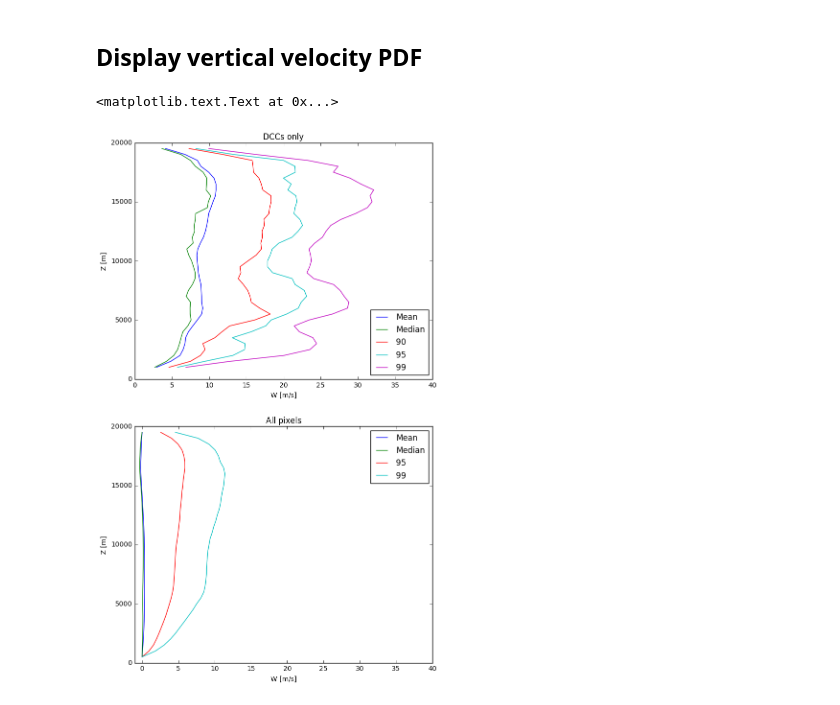
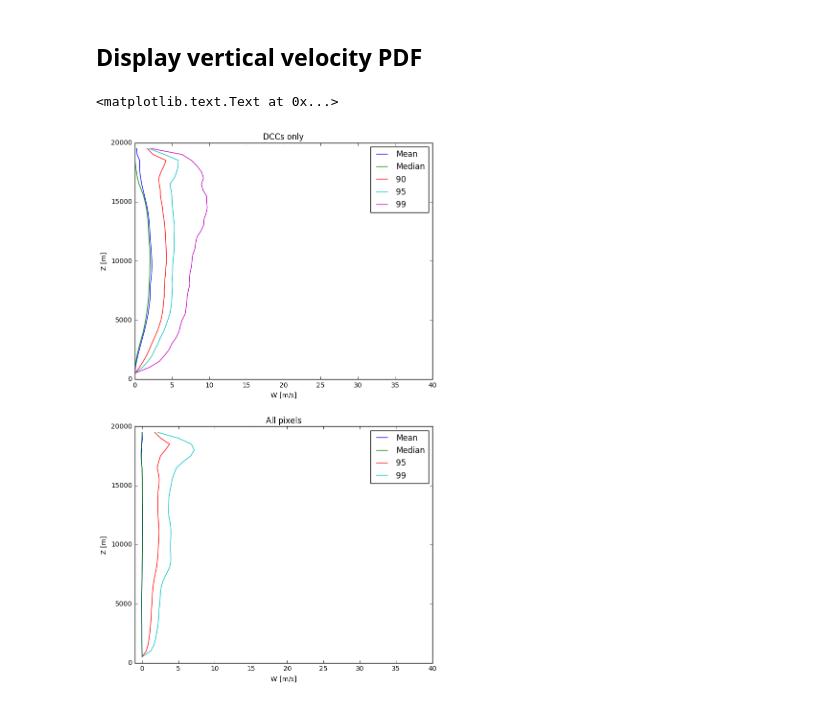
Before and after one commit to rcjackson/cmdv-rrm-anl, a Jupyter notebook: notebooks/w pdf.ipynb, the cells around one changed output. Drawn from its saved outputs; the diff is of its cells as text; code cells hidden in the pictures.

```diff
--- a/notebooks/w pdf.ipynb
+++ b/notebooks/w pdf.ipynb
@@ -26,14 +26,14 @@ start_year = 2006
 start_day = 23
 start_month = 1
 start_hour = 13
-start_minute = 30
+start_minute = 1
 start_second = 0
 
 end_year = 2006
 end_month = 1
 end_day = 23
-end_hour = 17
-end_minute = 50
+end_hour = 18
+end_minute = 1
 end_second = 0
 
 data_path = '/home/rjackson/multidop_grids/'
@@ -331,11 +331,11 @@ sounding_times = get_sounding_times(start_year,
                                     59)
 
 Sounding_netcdf = get_sounding(sounding_times[1])
-
+num_levels = 40
 p = Sounding_netcdf.variables['pres'][:]
 z = Sounding_netcdf.variables['alt'][:]
 
-z_levels = np.arange(0.5,20.5,0.5)*1000
+z_levels = np.arange(0.5,0.5*(num_levels+1),0.5)*1000
 
 p_levels = np.zeros(z_levels.shape)
 count = 0
@@ -639,44 +689,51 @@ plt.figure(figsize=(8,14))
 plt.subplot(211)
 h1 = plt.plot(mean_w, z_levels, label="Median")
 h2 = plt.plot(median_w, z_levels, label="Mean")
-h3 = plt.plot(ninety, z_levels, label="90")
+h3 = plt.plot(ninety_w, z_levels, label="90")
 h4 = plt.plot(ninety_five_w, z_levels, label="95")
 h5 = plt.plot(ninety_nine_w, z_levels, label="99")
 plt.xlabel('W [m/s]')
 plt.ylabel('Z [m]')
 plt.legend(['Mean', 'Median', '90', '95', '99'], loc='best')
 plt.xlim((0,40))
 #plt.gca().invert_yaxis()
 plt.title('DCCs only')
 
+mean_w_all = np.ma.zeros(num_levels)
+median_w_all = np.ma.zeros(num_levels)
+max_w_all = np.ma.zeros(num_levels)
+ninety_all = np.ma.zeros(num_levels)
+ninety_five_w_all = np.ma.zeros(num_levels)
+ninety_nine_w_all = np.ma.zeros(num_levels)
+
 for levels in range(0,num_levels):
     w_level = ws_all[:,levels,:,:]
     #for i in range(0, dims[0]):
     #    w_level[i,:,:] = np.ma.masked_where(np.logical_or(dc[i,:,:] < 10, r_level[i,:,:] < 10)
     #                                        ,w_level[i,:,:])
 
     ws_in_core = w_level[~w_level.mask]
-    mean_w[levels] = np.ma.mean(ws_in_core)
-    median_w[levels] = np.ma.median(ws_in_core)
+    mean_w_all[levels] = np.ma.mean(ws_in_core)
+    median_w_all[levels] = np.ma.median(ws_in_core)
 
     if(len(ws_in_core) > 0):
-        ninety_five_w[levels] = np.percentile(ws_in_core, 95)
-        ninety_nine_w[levels] = np.percentile(ws_in_core, 99)
+        ninety_five_w_all[levels] = np.percentile(ws_in_core, 95)
+        ninety_nine_w_all[levels] = np.percentile(ws_in_core, 99)
     else:
-        ninety_five_w[levels] = float('nan')
-        ninety_nine_w[levels] = float('nan')
+        ninety_five_w_all[levels] = float('nan')
+        ninety_nine_w_all[levels] = float('nan')
 
 plt.subplot(212)
-h1 = plt.plot(mean_w, z_levels, label="Median")
-h2 = plt.plot(median_w, z_levels, label="Mean")
-h3 = plt.plot(ninety_five_w, z_levels, label="95")
-h4 = plt.plot(ninety_nine_w, z_levels, label="99")
+h1 = plt.plot(mean_w_all, z_levels, label="Median")
+h2 = plt.plot(median_w_all, z_levels, label="Mean")
+h3 = plt.plot(ninety_five_w_all, z_levels, label="95")
+h4 = plt.plot(ninety_nine_w_all, z_levels, label="99")
 plt.xlabel('W [m/s]')
 plt.ylabel('Z [m]')
 plt.legend(['Mean', 'Median', '95', '99'], loc='best')
 plt.xlim((-1,40))
 #plt.gca().invert_yaxis()
 plt.title('All pixels')
 # %% [output]
 <matplotlib.text.Text at 0x...>
-[figure, old version]
+[figure, new version]
```
Also changed, not shown: parts of 9 cells of this notebook.
